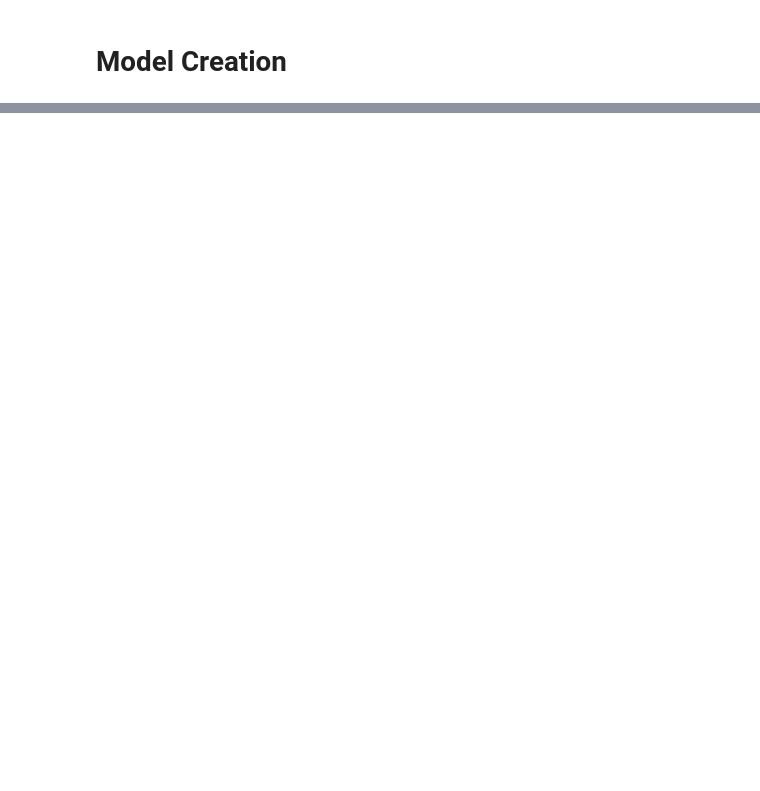
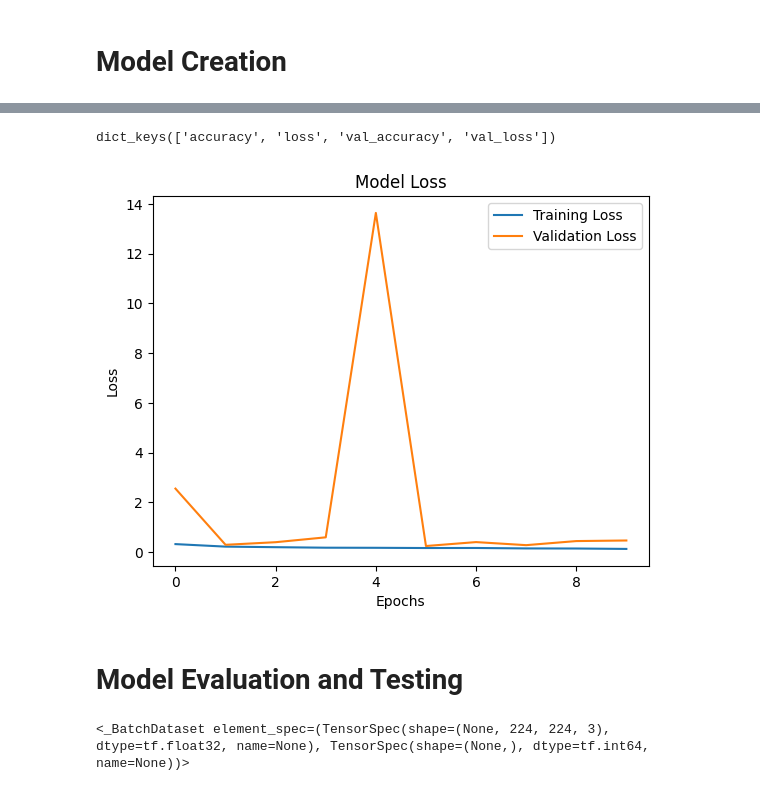
Before and after one commit to sleepsonrockss/Deep-Learning, a Jupyter notebook: MalariaDiagnosisCNN.ipynb, the cells around one changed output, grey strips where cells are left out. Saved outputs shown, nothing was run; the diff lists cells and outputs as text; code cells hidden in the pictures; blank space fills up the shorter version.

```diff
--- a/MalariaDiagnosisCNN.ipynb
+++ b/MalariaDiagnosisCNN.ipynb
@@ -194,3 +196,6 @@ tf.Tensor(
   [0. 0. 0.]]], shape=(224, 224, 3), dtype=float32) tf.Tensor(1, shape=(), dtype=int64)
 # %%
 train_dataset = train_dataset.shuffle(buffer_size=8, reshuffle_each_iteration=True).batch(32).prefetch(tf.data.AUTOTUNE)
+
+# Don't reshuffle val_dataset and don't do anything with the test_dataset
+val_dataset = val_dataset.shuffle(buffer_size=8).batch(32).prefetch(tf.data.AUTOTUNE)
@@ -247,0 +269,4 @@ Model: "sequential_1"
+# %%
+lenet_model.compile(optimizer= Adam(learning_rate = 0.01), loss = 'bce', metrics = ['accuracy']) #metrics = [RootMeanSquaredError()
+# %%
+History = lenet_model.fit(train_dataset, validation_data=val_dataset, epochs=10, verbose=1)
@@ -247,0 +294,20 @@ Model: "sequential_1"
+# %%
+print(History.history.keys())
+# %% [output]
+dict_keys(['accuracy', 'loss', 'val_accuracy', 'val_loss'])
+# %%
+plt.plot(History.history['loss'], label='Training Loss')
+plt.plot(History.history['val_loss'], label='Validation Loss')
+plt.title('Model Loss')
+plt.ylabel('Loss')
+plt.xlabel('Epochs')
+plt.legend() # Needs to be in a list
+plt.show()
+# %% [output]
+[figure, added]
+# %% [markdown]
+# Model Evaluation and Testing
+# %%
+test_dataset
+# %% [output]
+<_BatchDataset element_spec=(TensorSpec(shape=(None, 224, 224, 3), dtype=tf.float32, name=None), TensorSpec(shape=(None,), dtype=tf.int64, name=None))>
```
Also changed, not shown: parts of 20 cells of this notebook, 5 other files.
